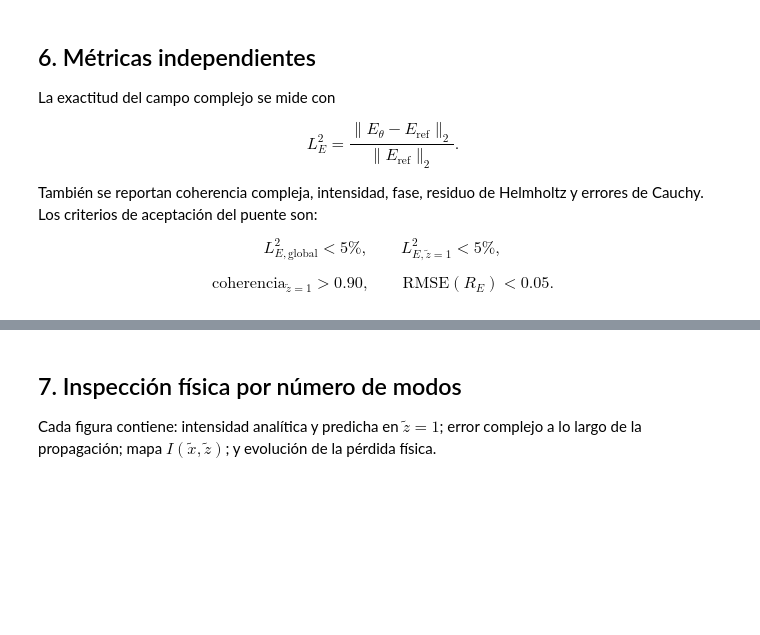
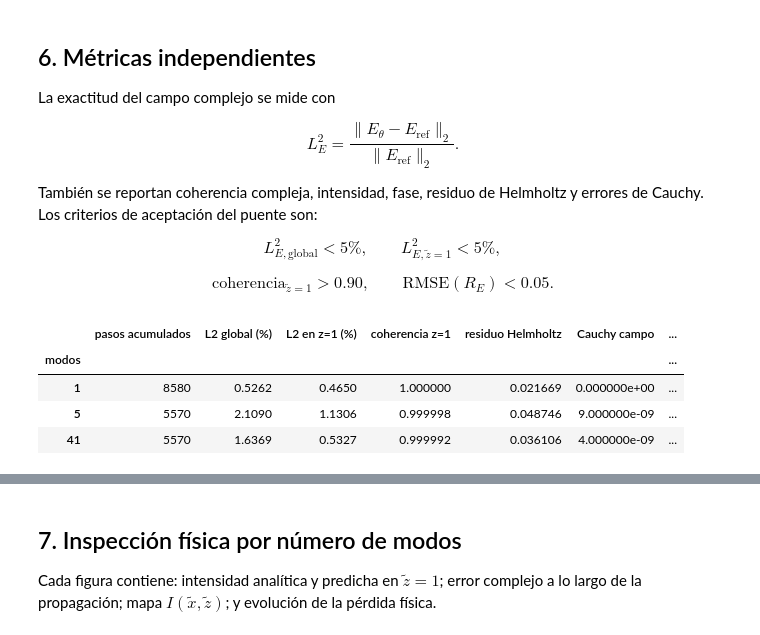
Before and after one commit to RobertoEstradah/pinn_speckle, a Jupyter notebook: notebooks/02b_validacion_puente_arquitectura_modal_nb03.ipynb, the cells around one changed output, grey strips where cells are left out. Saved outputs shown, nothing was run; the diff lists cells and outputs as text; code cells hidden in the pictures; blank space fills up the shorter version.

```diff
--- a/notebooks/02b_validacion_puente_arquitectura_modal_nb03.ipynb
+++ b/notebooks/02b_validacion_puente_arquitectura_modal_nb03.ipynb
@@ -148,31 +170,38 @@ $$\mathrm{coherencia}_{\tilde z=1}>0.90,\qquad \mathrm{RMSE}(R_E)<0.05.$$
 # %%
 with SUMMARY.open(encoding='utf-8') as stream:
     report = json.load(stream)
 
 rows = []
 for case in report['cases']:
     metric = case['metrics']
     rows.append({
         'modos': case['n_complex_modes'],
+        'pasos acumulados': case['cumulative_recorded_epochs'],
         'L2 global (%)': 100 * metric['global_complex_relative_l2'],
         'L2 en z=1 (%)': 100 * metric['target_complex_relative_l2'],
         'coherencia z=1': metric['target_complex_coherence'],
         'residuo Helmholtz': metric['helmholtz_field_residual_normalized_rmse'],
         'Cauchy campo': metric['hard_cauchy_coefficient_rmse'],
         'Cauchy derivada': metric['hard_cauchy_derivative_rmse'],
         'tiempo (s)': case['training_seconds'],
         'aceptado': case['acceptance']['accepted'],
     })
 
 results_table = pd.DataFrame(rows).set_index('modos')
 results_table.round({
     'L2 global (%)': 4,
     'L2 en z=1 (%)': 4,
     'coherencia z=1': 6,
     'residuo Helmholtz': 6,
     'Cauchy campo': 9,
     'Cauchy derivada': 9,
     'tiempo (s)': 1,
 })
+# %% [output]
+|  | pasos acumulados | L2 global (%) | L2 en z=1 (%) | coherencia z=1 | residuo Helmholtz | Cauchy campo | ... |
+| modos |  |  |  |  |  |  | ... |
+| 1 | 8580 | 0.5262 | 0.4650 | 1.000000 | 0.021669 | 0.000000e+00 | ... |
+| 5 | 5570 | 2.1090 | 1.1306 | 0.999998 | 0.048746 | 9.000000e-09 | ... |
+| 41 | 5570 | 1.6369 | 0.5327 | 0.999992 | 0.036106 | 4.000000e-09 | ... |
 # %%
 display(Image(filename=str(RESULTS / 'figures' / 'summary_modes.png')))
```
Also changed, not shown: parts of 6 cells of this notebook, 7 other files.
